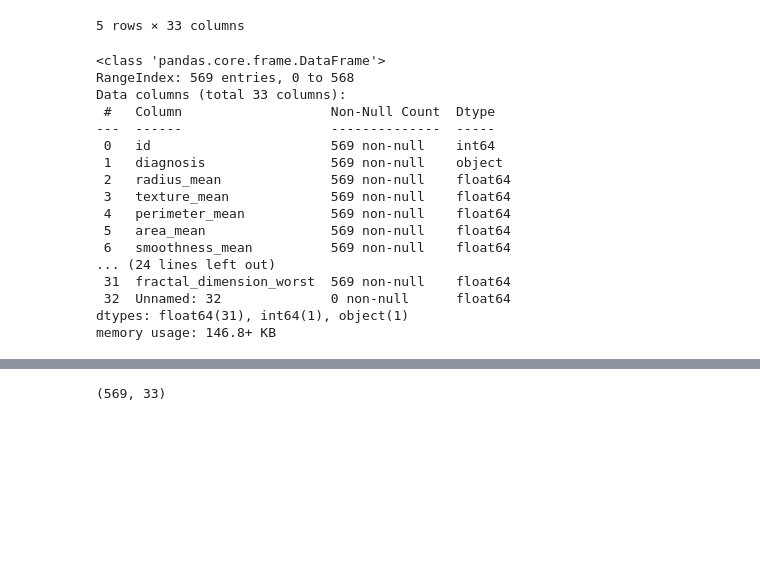
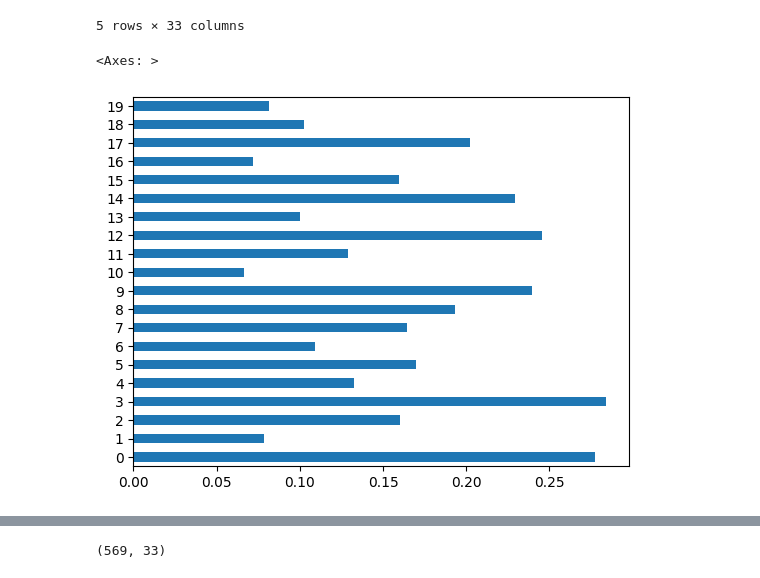
Before and after one commit to mayurimamdi/KNNProjects, a Jupyter notebook: BreastCancer/Model.ipynb, the cells around one changed output, grey strips where cells are left out. Saved outputs shown, nothing was run; the diff lists cells and outputs as text; code cells hidden in the pictures; blank space fills up the shorter version.

```diff
--- a/BreastCancer/Model.ipynb
+++ b/BreastCancer/Model.ipynb
@@ -19,23 +19,8 @@ df.head()
 | 3 | 84348301 | M | 11.42 | 20.38 | 77.58 | 386.1 | 0.14250 | ... |
 | 4 | 84358402 | M | 20.29 | 14.34 | 135.10 | 1297.0 | 0.10030 | ... |
 5 rows × 33 columns
-# %%
-df.info()
-# %% [output]
-<class 'pandas.core.frame.DataFrame'>
-RangeIndex: 569 entries, 0 to 568
-Data columns (total 33 columns):
- #   Column                   Non-Null Count  Dtype
----  ------                   --------------  -----
- 0   id                       569 non-null    int64
- 1   diagnosis                569 non-null    object
- 2   radius_mean              569 non-null    float64
- 3   texture_mean             569 non-null    float64
- 4   perimeter_mean           569 non-null    float64
- 5   area_mean                569 non-null    float64
- 6   smoothness_mean          569 non-null    float64
-... (24 lines left out)
- 31  fractal_dimension_worst  569 non-null    float64
- 32  Unnamed: 32              0 non-null      float64
-dtypes: float64(31), int64(1), object(1)
-memory usage: 146.8+ KB
+# %%
+df['compactness_mean'].iloc[:20].plot(kind='barh')
+# %% [output]
+<Axes: >
+[figure, added]
```
Also changed, not shown: parts of 5 cells of this notebook, 1 other file.
